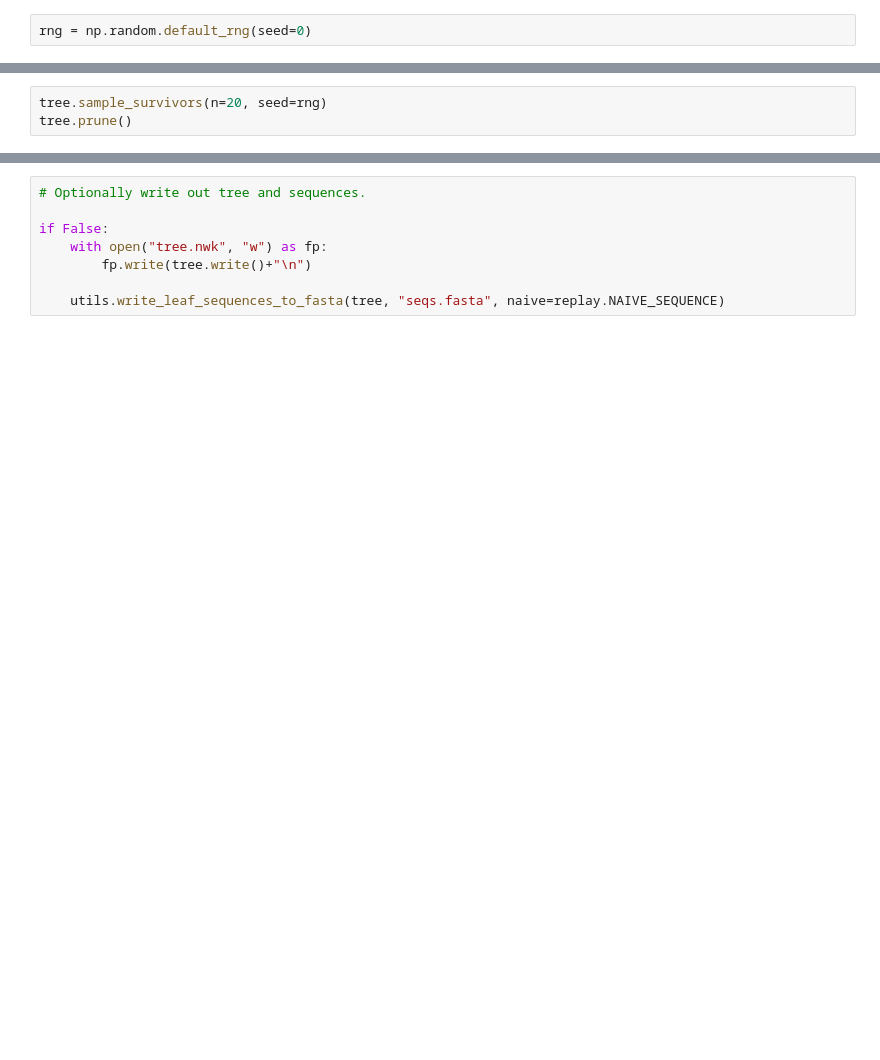
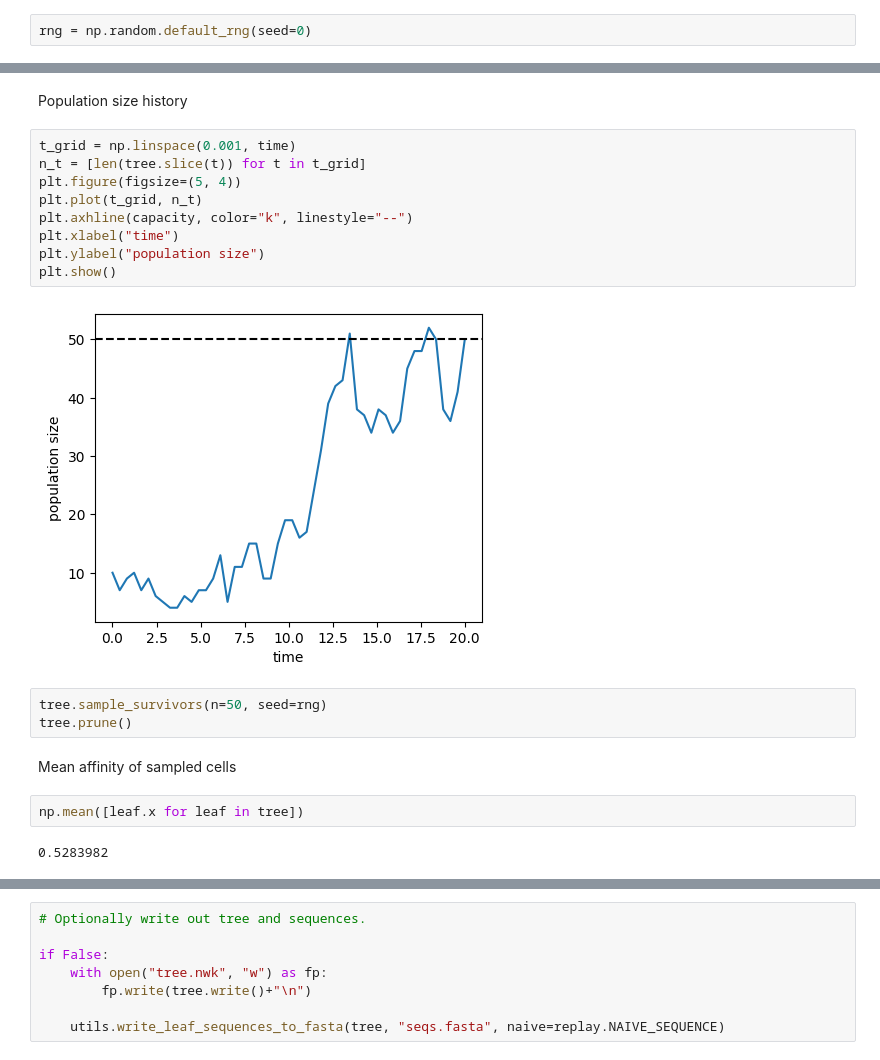
Before and after one commit to matsengrp/gcdyn, a Jupyter notebook: notebooks/bdms_replay.ipynb, the cells around one changed output, grey strips where cells are left out. Saved outputs shown, nothing was run; the diff lists cells and outputs as text; blank space fills up the shorter version.

```diff
--- a/notebooks/bdms_replay.ipynb
+++ b/notebooks/bdms_replay.ipynb
@@ -88,6 +93,25 @@ KeyboardInterrupt:
+# %% [markdown]
+Population size history
+# %%
+t_grid = np.linspace(0.001, time)
+n_t = [len(tree.slice(t)) for t in t_grid]
+plt.figure(figsize=(5, 4))
+plt.plot(t_grid, n_t)
+plt.axhline(capacity, color="k", linestyle="--")
+plt.xlabel("time")
+plt.ylabel("population size")
+plt.show()
+# %% [output]
+[figure, added]
 # %%
-tree.sample_survivors(n=20, seed=rng)
+tree.sample_survivors(n=50, seed=rng)
 tree.prune()
+# %% [markdown]
+Mean affinity of sampled cells
+# %%
+np.mean([leaf.x for leaf in tree])
+# %% [output]
+0.5283982
 # %%
 # NBVAL_SKIP
 
```
Also changed, not shown: parts of 9 cells of this notebook, 3 other files.
